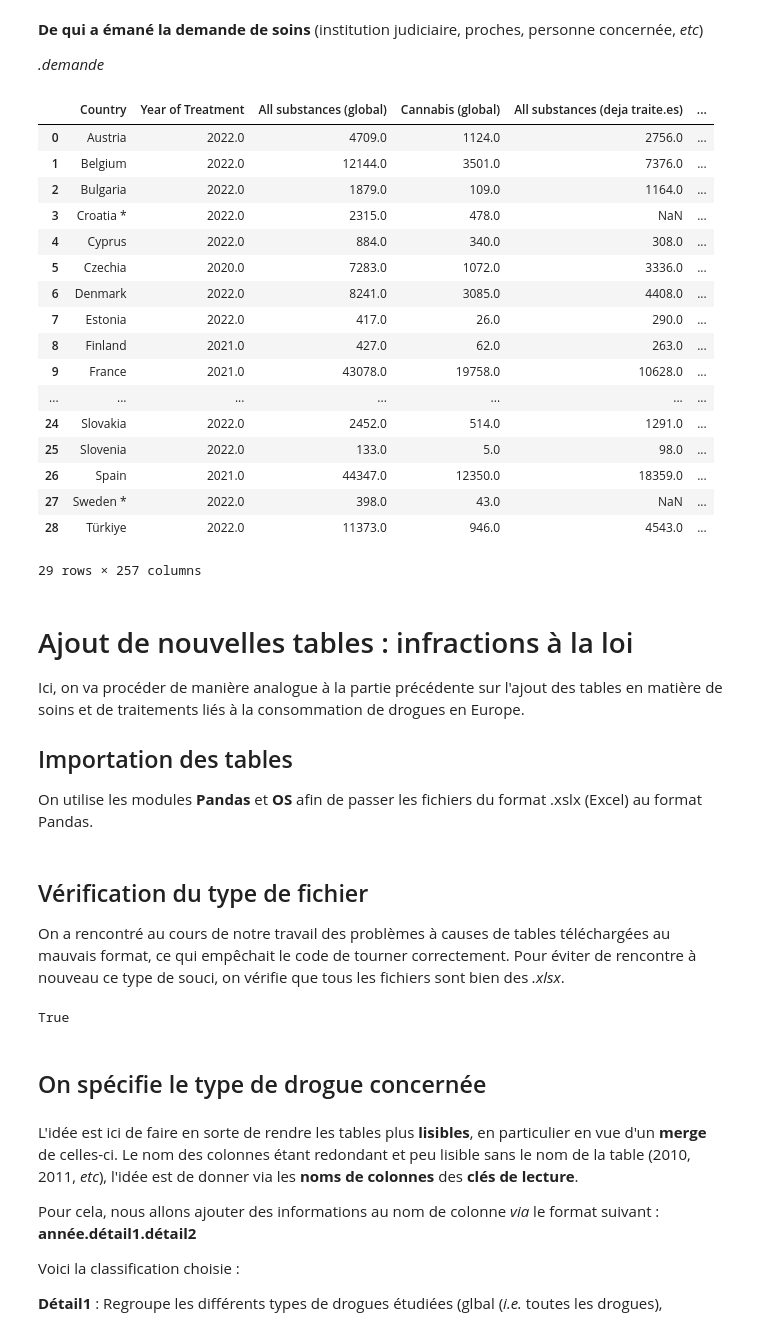
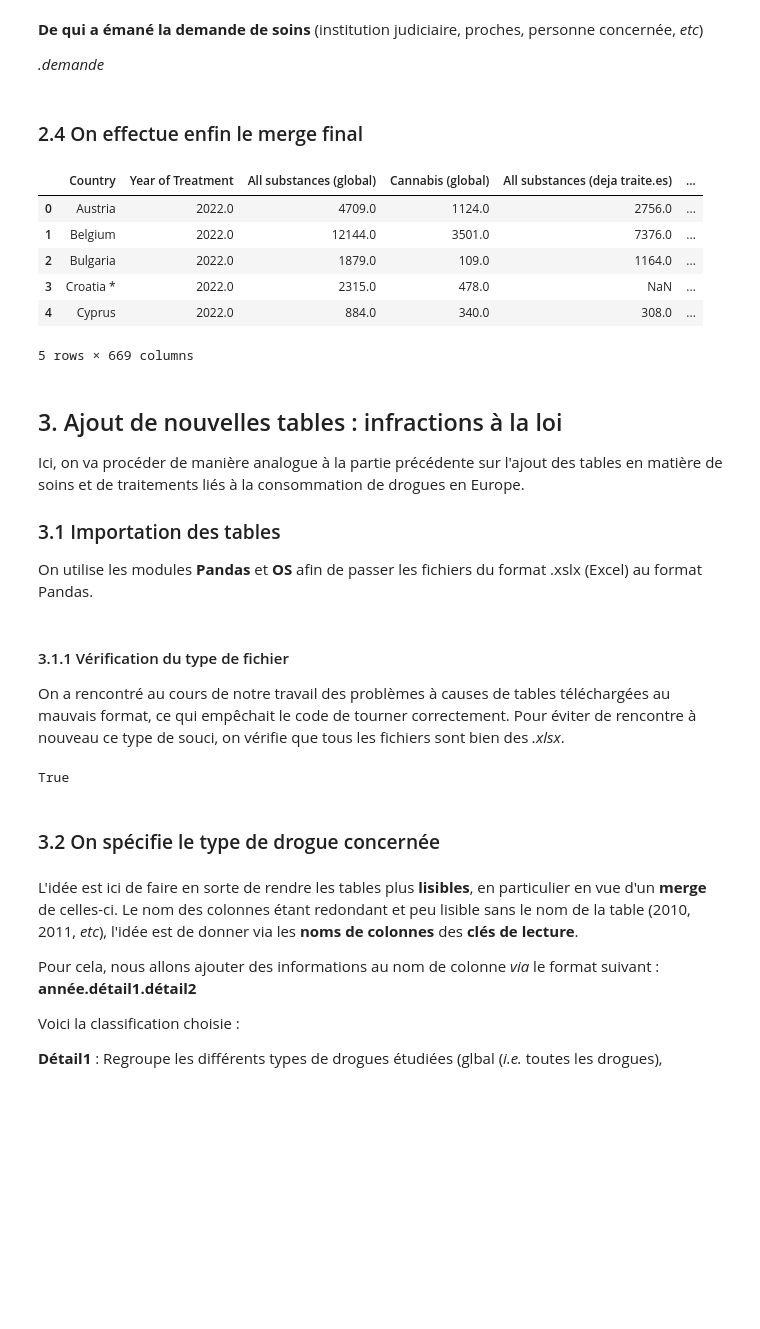
Before and after one commit to refouch/Projet_Python_2A, a Jupyter notebook: Tidy.ipynb, the cells around one changed output. Drawn from its saved outputs; the diff is of its cells as text; code cells hidden in the pictures; blank space fills up the shorter version.

```diff
--- a/Tidy.ipynb
+++ b/Tidy.ipynb
@@ -552,6 +564,8 @@ for fichier in fichiers10:
     df.columns = df.columns.astype(str)
     df = df.rename(columns={col: col + ".demande" if col != "Country" else col for col in df.columns})
     df.to_excel(chemin_fichier_2, index=False) # On enregistre la modification, sinon le code ne sert à rien
+# %% [markdown]
+### 2.4 On effectue enfin le merge final
 # %%
 ### Maintenant que ces modifications sont faites, on effectue le merge
 # On effectue autant de merge que nécessaire en créant de nouveaux suffixes à chaque fois
@@ -578,55 +592,45 @@ for fichier in fichiers5 :
     df = pd.read_excel(chemin_fichier)
     test = pd.merge(test, df, how="left", on="Country")
 for fichier in fichiers6 :
     chemin_fichier = os.path.join(dossier, fichier)
     df = pd.read_excel(chemin_fichier)
     test = pd.merge(test, df, how="left", on="Country")
 for fichier in fichiers7 :
     chemin_fichier = os.path.join(dossier, fichier)
     df = pd.read_excel(chemin_fichier)
     test = pd.merge(test, df, how="left", on="Country")
 for fichier in fichiers8 :
     chemin_fichier = os.path.join(dossier, fichier)
     df = pd.read_excel(chemin_fichier)
     test = pd.merge(test, df, how="left", on="Country")
 for fichier in fichiers9 :
     chemin_fichier = os.path.join(dossier, fichier)
     df = pd.read_excel(chemin_fichier)
     test = pd.merge(test, df, how="left", on="Country")
 for fichier in fichiers10 :
     chemin_fichier = os.path.join(dossier, fichier)
     df = pd.read_excel(chemin_fichier)
     test = pd.merge(test, df, how="left", on="Country")
 soins_cannabis = test
-soins_cannabis
+
+soins_cannabis.head()
 # %% [output]
 |  | Country | Year of Treatment | All substances (global) | Cannabis (global) | All substances (deja traite.es) | ... |
 | 0 | Austria | 2022.0 | 4709.0 | 1124.0 | 2756.0 | ... |
 | 1 | Belgium | 2022.0 | 12144.0 | 3501.0 | 7376.0 | ... |
 | 2 | Bulgaria | 2022.0 | 1879.0 | 109.0 | 1164.0 | ... |
 | 3 | Croatia * | 2022.0 | 2315.0 | 478.0 | NaN | ... |
 | 4 | Cyprus | 2022.0 | 884.0 | 340.0 | 308.0 | ... |
-| 5 | Czechia | 2020.0 | 7283.0 | 1072.0 | 3336.0 | ... |
-| 6 | Denmark | 2022.0 | 8241.0 | 3085.0 | 4408.0 | ... |
-| 7 | Estonia | 2022.0 | 417.0 | 26.0 | 290.0 | ... |
-| 8 | Finland | 2021.0 | 427.0 | 62.0 | 263.0 | ... |
-| 9 | France | 2021.0 | 43078.0 | 19758.0 | 10628.0 | ... |
-| ... | ... | ... | ... | ... | ... | ... |
-| 24 | Slovakia | 2022.0 | 2452.0 | 514.0 | 1291.0 | ... |
-| 25 | Slovenia | 2022.0 | 133.0 | 5.0 | 98.0 | ... |
-| 26 | Spain | 2021.0 | 44347.0 | 12350.0 | 18359.0 | ... |
-| 27 | Sweden * | 2022.0 | 398.0 | 43.0 | NaN | ... |
-| 28 | Türkiye | 2022.0 | 11373.0 | 946.0 | 4543.0 | ... |
-29 rows × 257 columns
+5 rows × 669 columns
 # %% [markdown]
-# Ajout de nouvelles tables : infractions à la loi
+## 3. Ajout de nouvelles tables : infractions à la loi
 
 Ici, on va procéder de manière analogue à la partie précédente sur l'ajout des tables en matière de soins et de traitements liés à la consommation de drogues en Europe.
 
-## Importation des tables
+### 3.1 Importation des tables
 On utilise les modules **Pandas** et **OS** afin de passer les fichiers du format .xslx (Excel) au format Pandas.
 # %% [markdown]
-## Vérification du type de fichier
+#### 3.1.1 Vérification du type de fichier
 On a rencontré au cours de notre travail des problèmes à causes de tables téléchargées au mauvais format, ce qui empêchait le code de tourner correctement.
 Pour éviter de rencontre à nouveau ce type de souci, on vérifie que tous les fichiers sont bien des *.xlsx*.
 # %%
@@ -652,7 +656,7 @@ print(all_equal)
 # %% [output]
 True
 # %% [markdown]
-## On spécifie le type de drogue concernée
+### 3.2 On spécifie le type de drogue concernée
 # %% [markdown]
 L'idée est ici de faire en sorte de rendre les tables plus **lisibles**, en particulier en vue d'un **merge** de celles-ci.
 Le nom des colonnes étant redondant et peu lisible sans le nom de la table (2010, 2011, *etc*), l'idée est de donner via les **noms  de colonnes** des **clés de lecture**.
```
Also changed, not shown: parts of 49 cells of this notebook.
